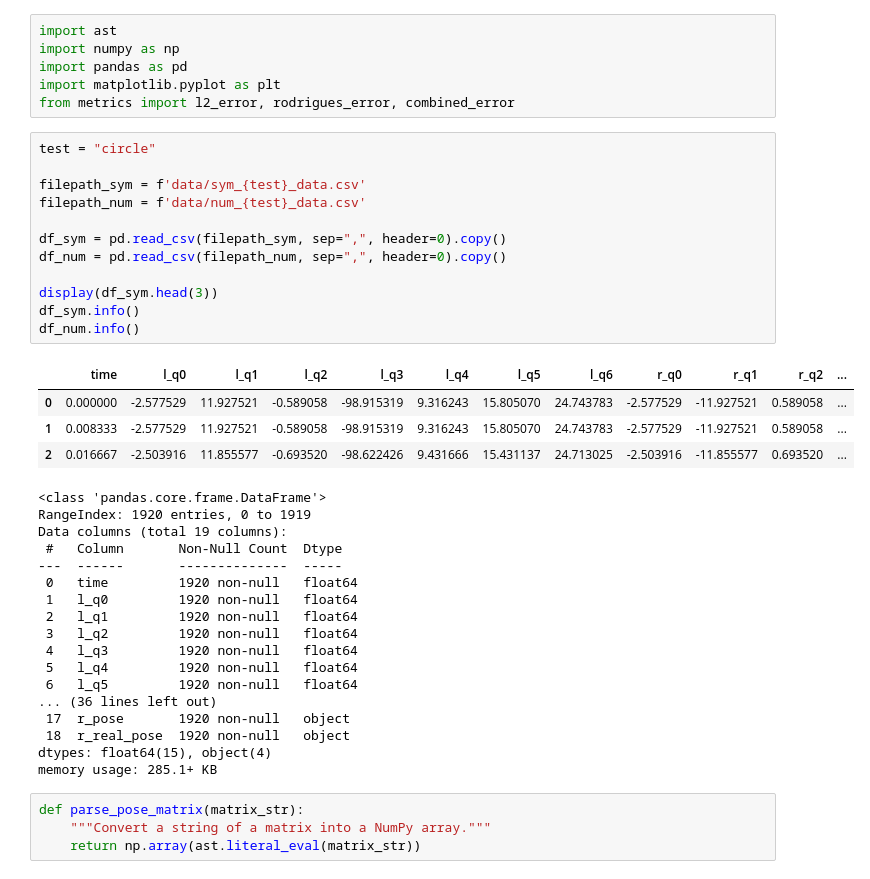
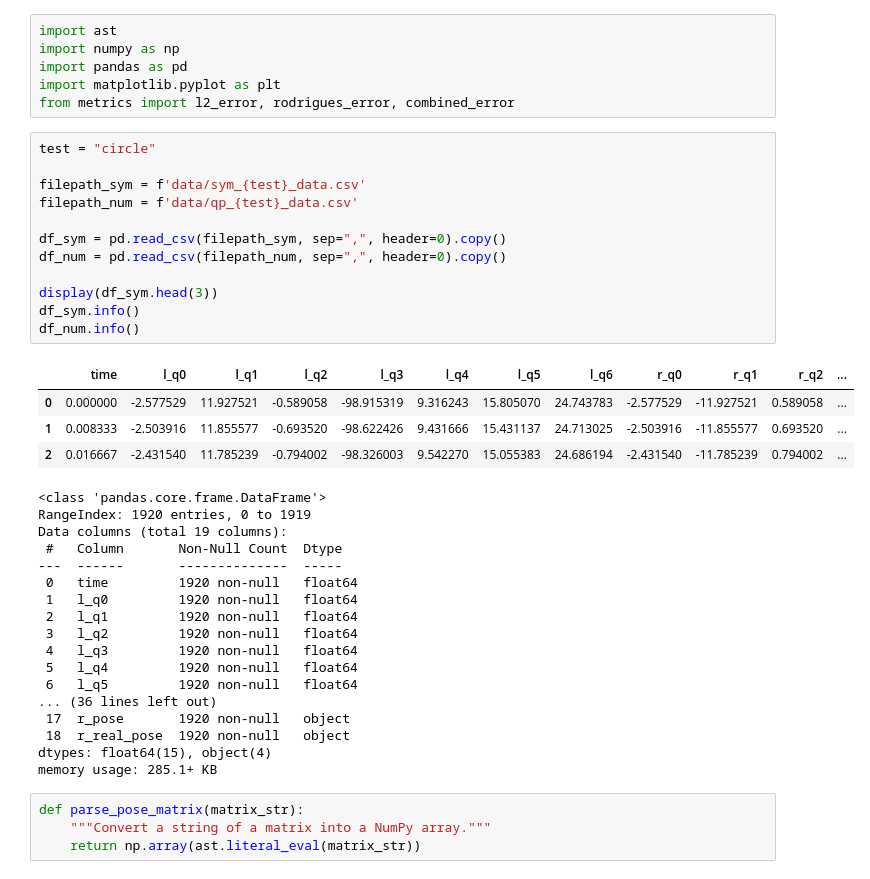
Before and after one commit to pollen-robotics/reachy2_qpik, a Jupyter notebook: src/example/pinocchio/metrics_eval.ipynb, the cells around one changed output. Saved outputs shown, nothing was run; the diff lists cells and outputs as text.

```diff
--- a/src/example/pinocchio/metrics_eval.ipynb
+++ b/src/example/pinocchio/metrics_eval.ipynb
@@ -11,20 +11,20 @@ from metrics import l2_error, rodrigues_error, combined_error
 # %%
 test = "circle"
 
 filepath_sym = f'data/sym_{test}_data.csv'
-filepath_num = f'data/num_{test}_data.csv'
+filepath_num = f'data/qp_{test}_data.csv'
 
 df_sym = pd.read_csv(filepath_sym, sep=",", header=0).copy()
 df_num = pd.read_csv(filepath_num, sep=",", header=0).copy()
 
 display(df_sym.head(3))
 df_sym.info()
 df_num.info()
 # %% [output]
 |  | time | l_q0 | l_q1 | l_q2 | l_q3 | l_q4 | l_q5 | l_q6 | r_q0 | r_q1 | r_q2 | ... |
 | 0 | 0.000000 | -2.577529 | 11.927521 | -0.589058 | -98.915319 | 9.316243 | 15.805070 | 24.743783 | -2.577529 | -11.927521 | 0.589058 | ... |
-| 1 | 0.008333 | -2.577529 | 11.927521 | -0.589058 | -98.915319 | 9.316243 | 15.805070 | 24.743783 | -2.577529 | -11.927521 | 0.589058 | ... |
-| 2 | 0.016667 | -2.503916 | 11.855577 | -0.693520 | -98.622426 | 9.431666 | 15.431137 | 24.713025 | -2.503916 | -11.855577 | 0.693520 | ... |
+| 1 | 0.008333 | -2.503916 | 11.855577 | -0.693520 | -98.622426 | 9.431666 | 15.431137 | 24.713025 | -2.503916 | -11.855577 | 0.693520 | ... |
+| 2 | 0.016667 | -2.431540 | 11.785239 | -0.794002 | -98.326003 | 9.542270 | 15.055383 | 24.686194 | -2.431540 | -11.785239 | 0.794002 | ... |
 <class 'pandas.core.frame.DataFrame'>
 RangeIndex: 1920 entries, 0 to 1919
 Data columns (total 19 columns):
```
Also changed, not shown: parts of 4 cells of this notebook, 21 other files.
